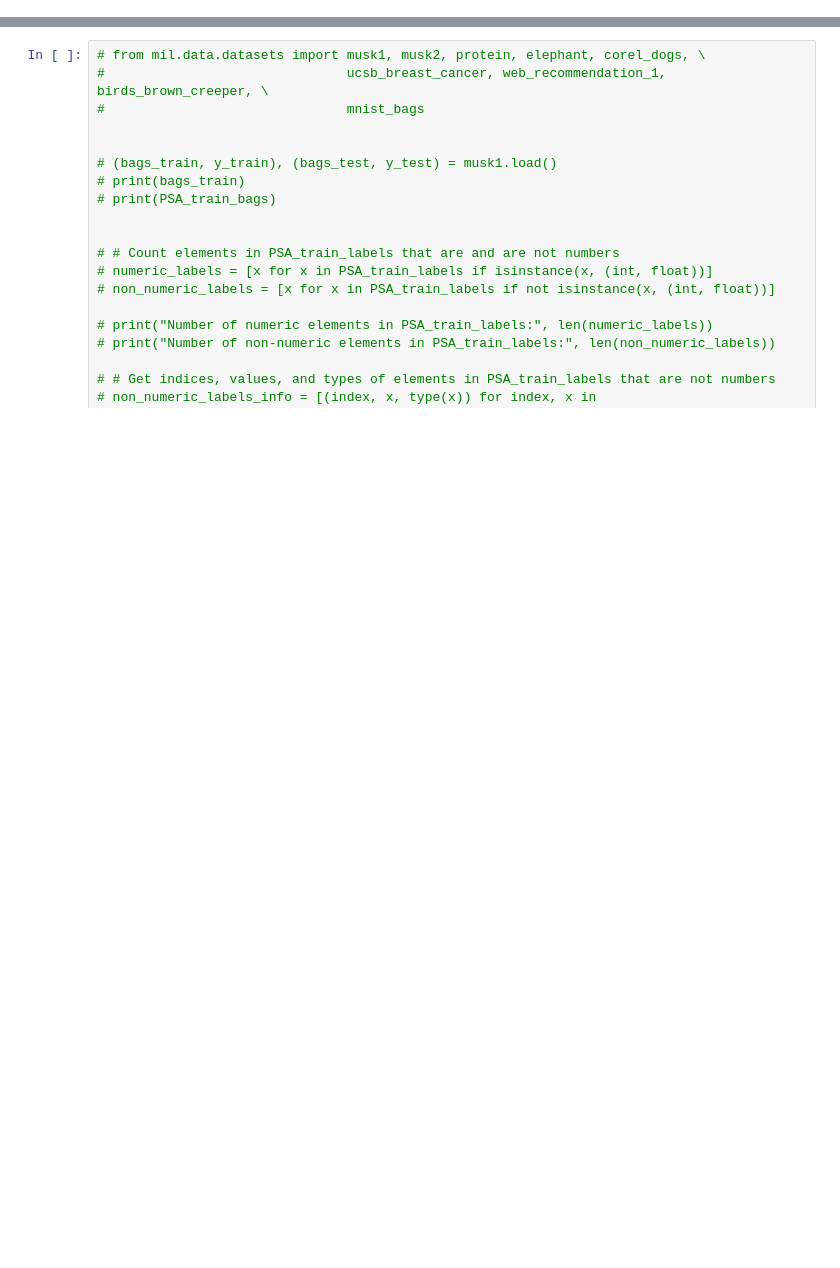
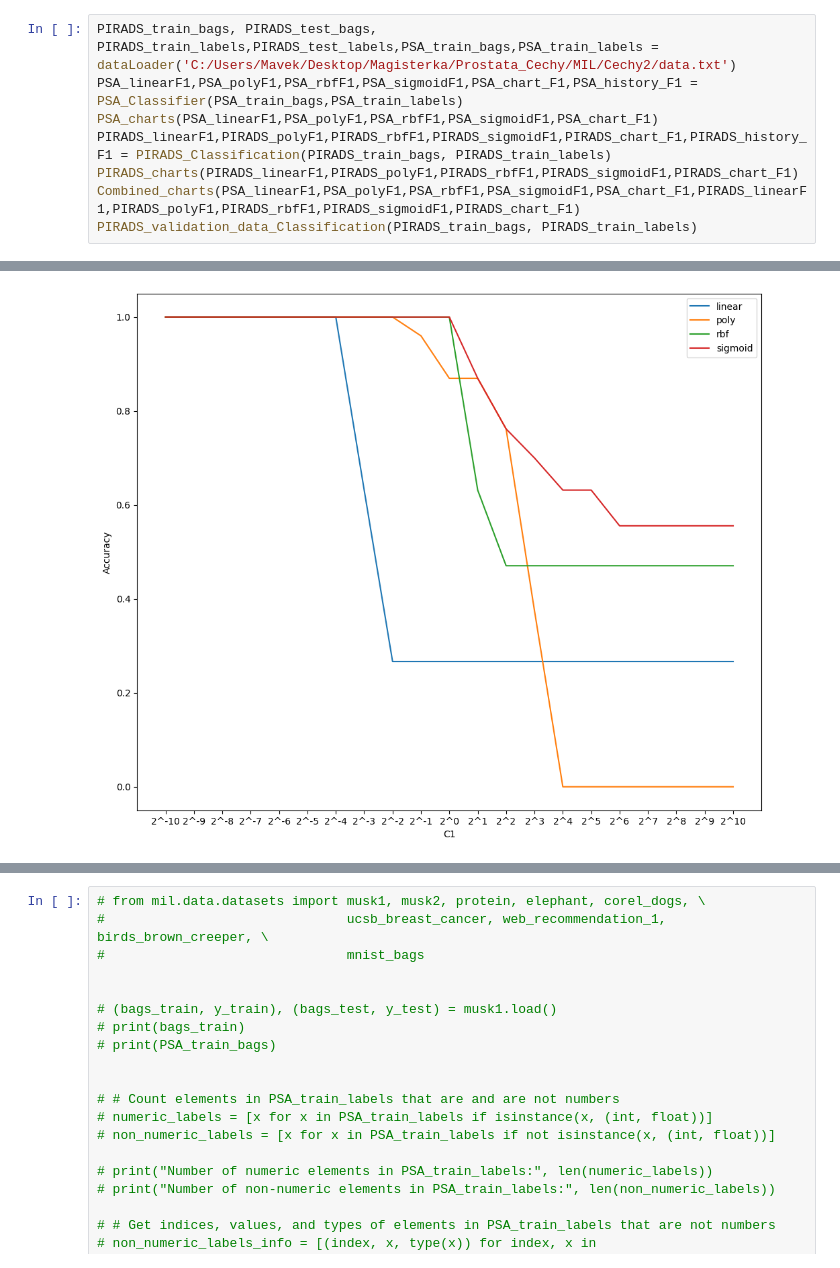
Before and after one commit to MavekGit/Feature_Classification, a Jupyter notebook: Klasyfikacja.ipynb, the cells around one changed output, grey strips where cells are left out. Drawn from its saved outputs; the diff is of its cells as text; blank space fills up the shorter version.

```diff
--- a/Klasyfikacja.ipynb
+++ b/Klasyfikacja.ipynb
@@ -0,0 +84,9 @@
+# %%
+PIRADS_train_bags, PIRADS_test_bags, PIRADS_train_labels,PIRADS_test_labels,PSA_train_bags,PSA_train_labels = dataLoader('C:/Users/Mavek/Desktop/Magisterka/Prostata_Cechy/MIL/Cechy2/data.txt')
+PSA_linearF1,PSA_polyF1,PSA_rbfF1,PSA_sigmoidF1,PSA_chart_F1,PSA_history_F1 = PSA_Classifier(PSA_train_bags,PSA_train_labels)
+PSA_charts(PSA_linearF1,PSA_polyF1,PSA_rbfF1,PSA_sigmoidF1,PSA_chart_F1)
+PIRADS_linearF1,PIRADS_polyF1,PIRADS_rbfF1,PIRADS_sigmoidF1,PIRADS_chart_F1,PIRADS_history_F1 = PIRADS_Classification(PIRADS_train_bags, PIRADS_train_labels)
+PIRADS_charts(PIRADS_linearF1,PIRADS_polyF1,PIRADS_rbfF1,PIRADS_sigmoidF1,PIRADS_chart_F1)
+Combined_charts(PSA_linearF1,PSA_polyF1,PSA_rbfF1,PSA_sigmoidF1,PSA_chart_F1,PIRADS_linearF1,PIRADS_polyF1,PIRADS_rbfF1,PIRADS_sigmoidF1,PIRADS_chart_F1)
+PIRADS_validation_data_Classification(PIRADS_train_bags, PIRADS_train_labels)
+# %% [output]
@@ -0,0 +110 @@
+[figure, added]
```
Also changed, not shown: parts of 17 cells of this notebook.
